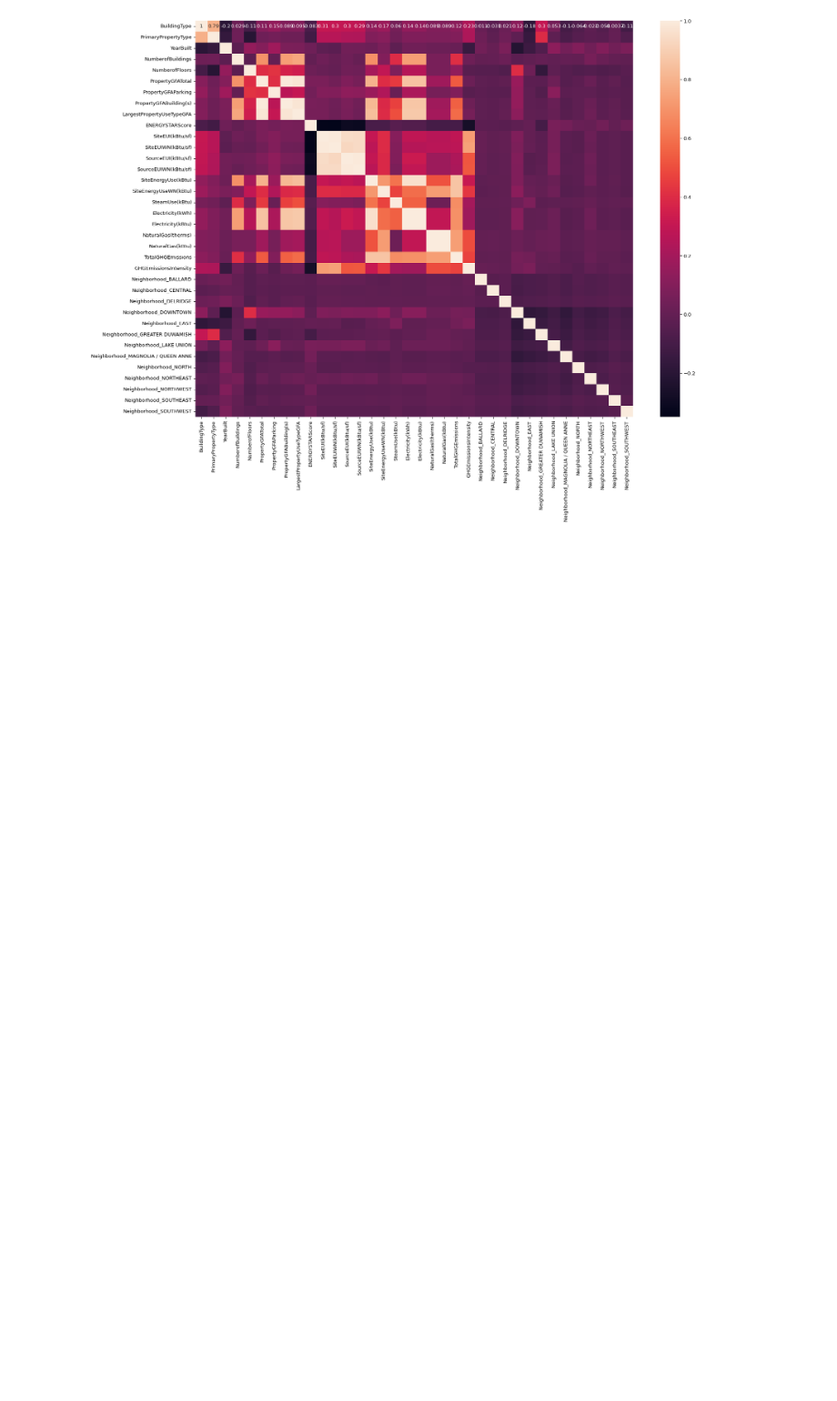
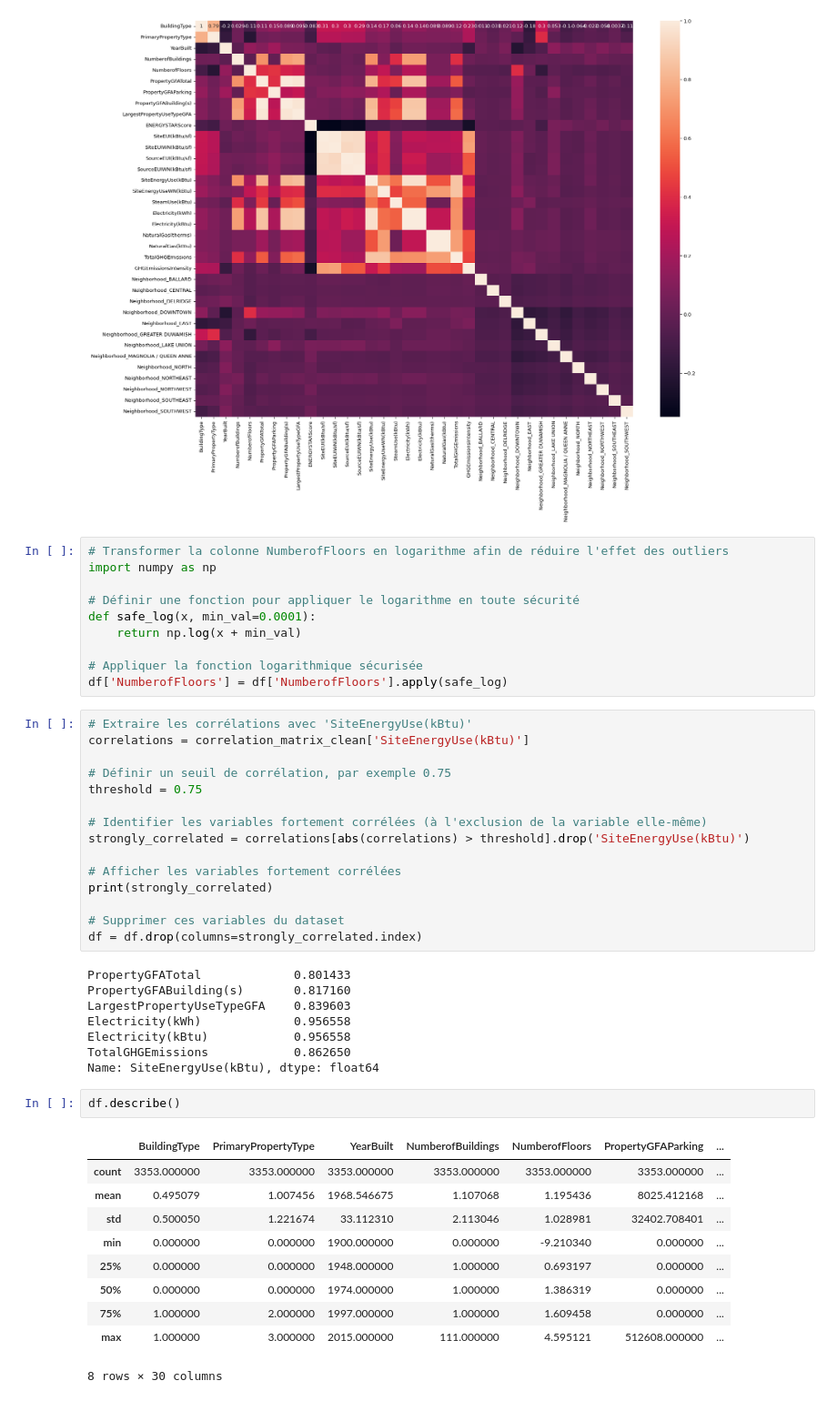
Before and after one commit to CharbonneauJean/OC-Projet3, a Jupyter notebook: analyse_exploratoire.ipynb, the cells around one changed output. Shown at 91% size. Saved outputs shown, nothing was run; the diff lists cells and outputs as text; blank space fills up the shorter version.

```diff
--- a/analyse_exploratoire.ipynb
+++ b/analyse_exploratoire.ipynb
@@ -420,3 +417,49 @@ sns.heatmap(correlation_matrix_clean, annot=True)
 plt.show()
 # %% [output]
 [figure]
+# %%
+# Transformer la colonne NumberofFloors en logarithme afin de réduire l'effet des outliers
+import numpy as np
+
+# Définir une fonction pour appliquer le logarithme en toute sécurité
+def safe_log(x, min_val=0.0001):
+    return np.log(x + min_val)
+
+# Appliquer la fonction logarithmique sécurisée
+df['NumberofFloors'] = df['NumberofFloors'].apply(safe_log)
+# %%
+# Extraire les corrélations avec 'SiteEnergyUse(kBtu)'
+correlations = correlation_matrix_clean['SiteEnergyUse(kBtu)']
+
+# Définir un seuil de corrélation, par exemple 0.75
+threshold = 0.75
+
+# Identifier les variables fortement corrélées (à l'exclusion de la variable elle-même)
+strongly_correlated = correlations[abs(correlations) > threshold].drop('SiteEnergyUse(kBtu)')
+
+# Afficher les variables fortement corrélées
+print(strongly_correlated)
+
+# Supprimer ces variables du dataset
+df = df.drop(columns=strongly_correlated.index)
+# %% [output]
+PropertyGFATotal             0.801433
+PropertyGFABuilding(s)       0.817160
+LargestPropertyUseTypeGFA    0.839603
+Electricity(kWh)             0.956558
+Electricity(kBtu)            0.956558
+TotalGHGEmissions            0.862650
+Name: SiteEnergyUse(kBtu), dtype: float64
+# %%
+df.describe()
+# %% [output]
+|  | BuildingType | PrimaryPropertyType | YearBuilt | NumberofBuildings | NumberofFloors | PropertyGFAParking | ... |
+| count | 3353.000000 | 3353.000000 | 3353.000000 | 3353.000000 | 3353.000000 | 3353.000000 | ... |
+| mean | 0.495079 | 1.007456 | 1968.546675 | 1.107068 | 1.195436 | 8025.412168 | ... |
+| std | 0.500050 | 1.221674 | 33.112310 | 2.113046 | 1.028981 | 32402.708401 | ... |
+| min | 0.000000 | 0.000000 | 1900.000000 | 0.000000 | -9.210340 | 0.000000 | ... |
+| 25% | 0.000000 | 0.000000 | 1948.000000 | 1.000000 | 0.693197 | 0.000000 | ... |
+| 50% | 0.000000 | 0.000000 | 1974.000000 | 1.000000 | 1.386319 | 0.000000 | ... |
+| 75% | 1.000000 | 2.000000 | 1997.000000 | 1.000000 | 1.609458 | 0.000000 | ... |
+| max | 1.000000 | 3.000000 | 2015.000000 | 111.000000 | 4.595121 | 512608.000000 | ... |
+8 rows × 30 columns
```
Also changed, not shown: parts of 10 cells of this notebook, 1 other file.
